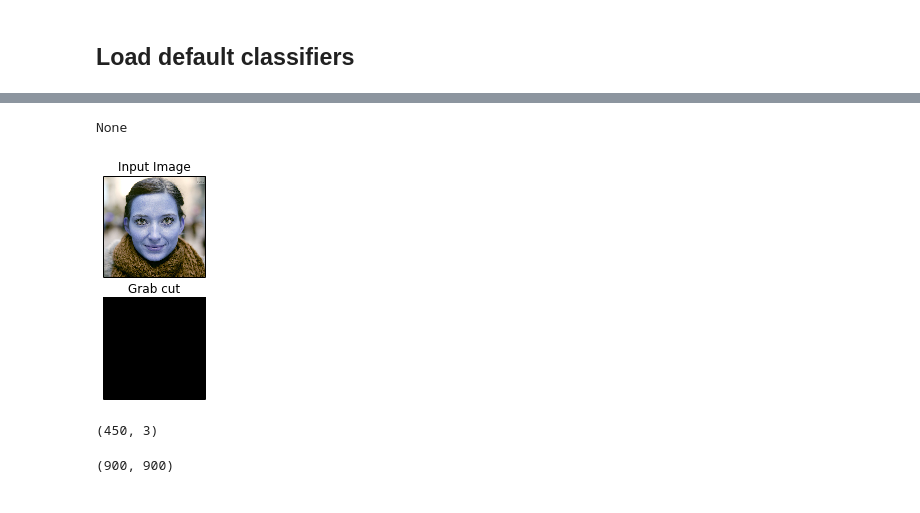
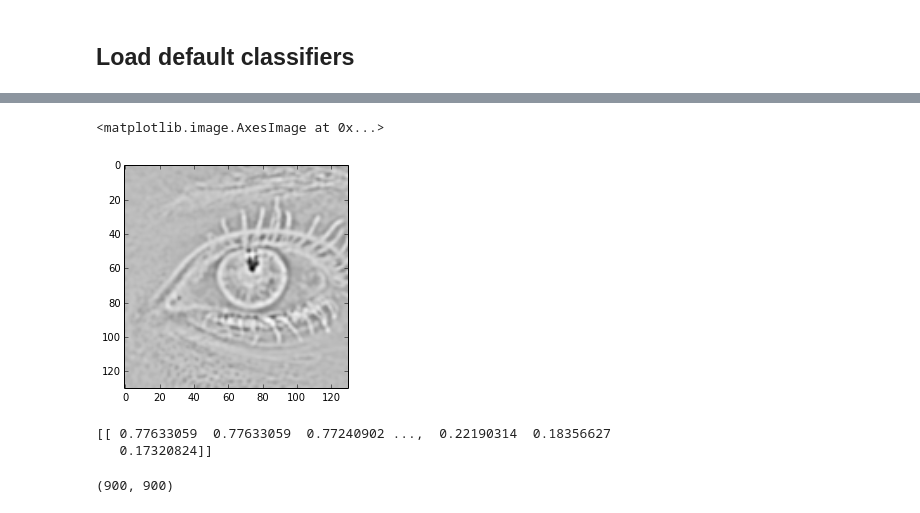
Before and after one commit to 100kristine/AestheticPortraits, a Jupyter notebook: featureExtraction.ipynb, the cells around one changed output, grey strips where cells are left out. Saved outputs shown, nothing was run; the diff lists cells and outputs as text; code cells hidden in the pictures.

```diff
--- a/featureExtraction.ipynb
+++ b/featureExtraction.ipynb
@@ -186,5 +289,8 @@ def showCVim(im):
+# %%
+plt.imshow(ndimage.gaussian_filter(ex,2) - ndimage.gaussian_filter(ex,1),cmap=cm.Greys_r)
+# %% [output]
+<matplotlib.image.AxesImage at 0x...>
+[figure, added]
 # %%
-runGrabCut(cv2.imread("./hires.jpg",cv2.COLOR_BGR2GRAY))
+
+im2 = rgb2gray(imread('./hires.jpg'))
-# %% [output]
-None
-[figure, removed]
@@ -193,6 +297,7 @@ import pywt
 # %%
 coeffs = pywt.wavedec2(rgb2gray(imread('./hires.jpg',cv2.COLOR_RGB2GRAY )), 'Haar', level=1)
-# %%
-len(coeffs[0]),len(coeffs[1])
-# %% [output]
-(450, 3)
+# %%
+x = im2.reshape(1,im2.shape[0]*im2.shape[1])
+# %% [output]
+[[ 0.77633059  0.77633059  0.77240902 ...,  0.22190314  0.18356627
+   0.17320824]]
```
Also changed, not shown: parts of 23 cells of this notebook.
